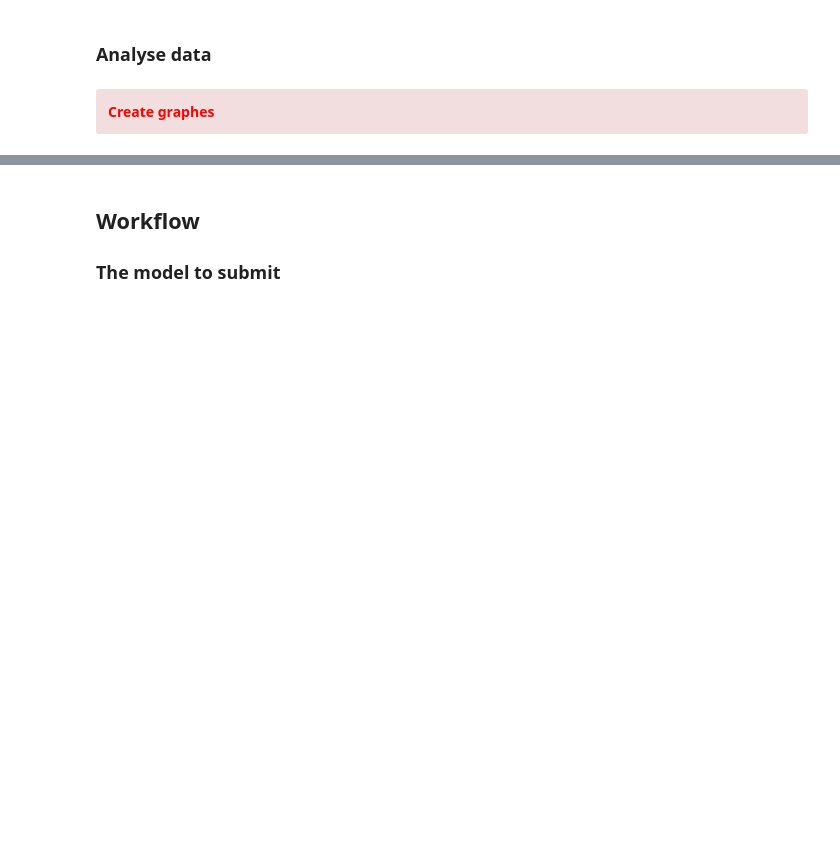
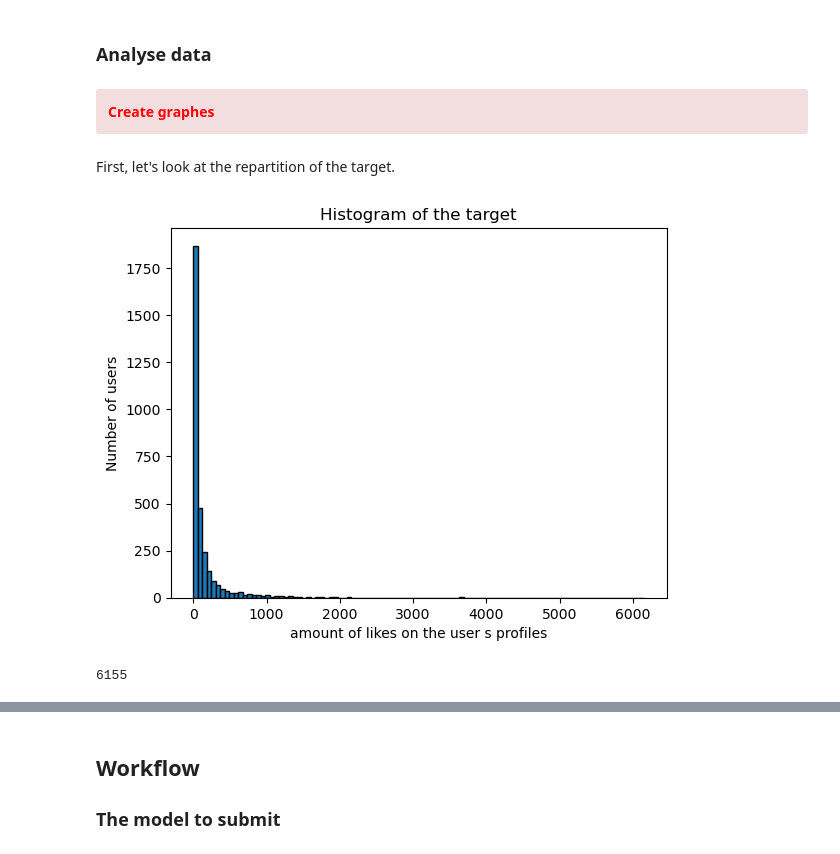
Before and after one commit to JstLearning/dating_app, a Jupyter notebook: dating_app_starting_kit.ipynb, the cells around one changed output, grey strips where cells are left out. Cells and saved outputs as stored; diff of their text form; code cells hidden in the pictures; blank space fills up the shorter version.

Commit message:
graphics

```diff
--- a/dating_app_starting_kit.ipynb
+++ b/dating_app_starting_kit.ipynb
@@ -93,3 +94,18 @@ memory usage: 801.4+ KB
 <div class="alert alert-block alert-danger">
 <span style="color:red"> <b>Create graphes</b>
 </div>
+# %% [markdown]
+First, let's look at the repartition of the target.
+# %%
+plt.hist(target_train, bins=100, edgecolor='black', color = '#1f77b4')
+plt.title('Histogram of the target')
+plt.xlabel('amount of likes on the user s profiles')
+plt.ylabel('Number of users')
+plt.show()
+print()
+# %% [output]
+[figure, added]
+# %%
+max(target_train)
+# %% [output]
+6155
```
Also changed, not shown: parts of 11 cells of this notebook.
